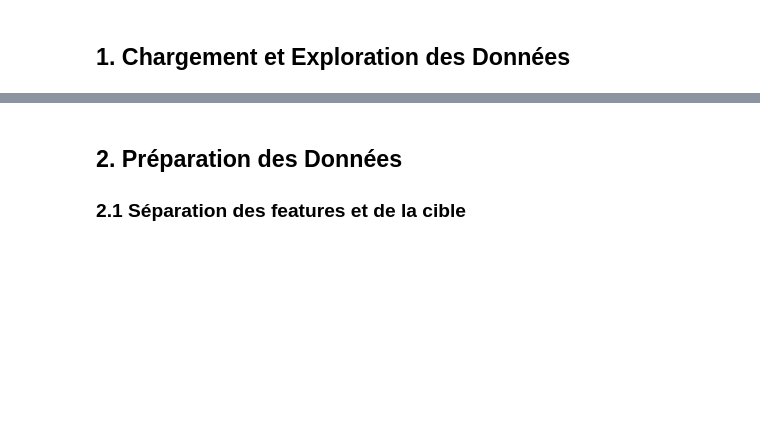
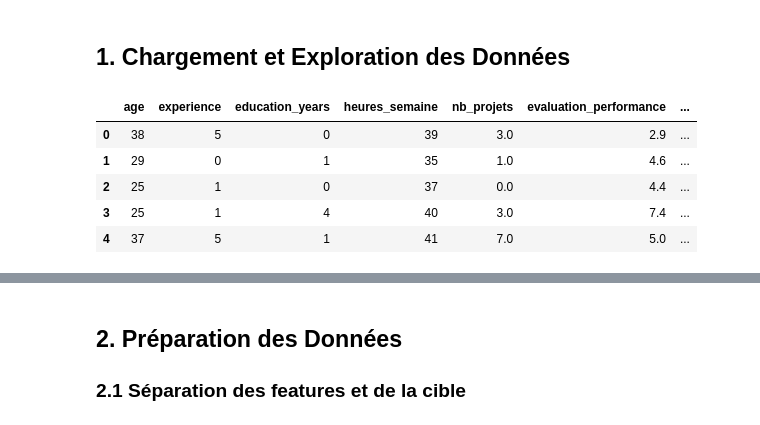
Before and after one commit to SamanthC/linear-regression-exercise, a Jupyter notebook: salary_regression_analysis.ipynb, the cells around one changed output, grey strips where cells are left out. Drawn from its saved outputs; the diff is of its cells as text; code cells hidden in the pictures; blank space fills up the shorter version.

```diff
--- a/salary_regression_analysis.ipynb
+++ b/salary_regression_analysis.ipynb
@@ -40,7 +40,20 @@ plt.style.use('seaborn-v0_8-darkgrid')
 # %%
 # Chargement des données
 
 # TO DO : Charger le dataset employee_salaries.csv dans un DataFrame pandas et afficher les 5 premières lignes ainsi que la shape du dataset
+
+import pandas as pd
+
+data = pd.read_csv('data/employee_salaries.csv')
+
+data.head()
+# %% [output]
+|  | age | experience | education_years | heures_semaine | nb_projets | evaluation_performance | ... |
+| 0 | 38 | 5 | 0 | 39 | 3.0 | 2.9 | ... |
+| 1 | 29 | 0 | 1 | 35 | 1.0 | 4.6 | ... |
+| 2 | 25 | 1 | 0 | 37 | 0.0 | 4.4 | ... |
+| 3 | 25 | 1 | 4 | 40 | 3.0 | 7.4 | ... |
+| 4 | 37 | 5 | 1 | 41 | 7.0 | 5.0 | ... |
 # %%
 # Informations sur le dataset et statistiques descriptives
 
```
Also changed, not shown: parts of 3 cells of this notebook.
